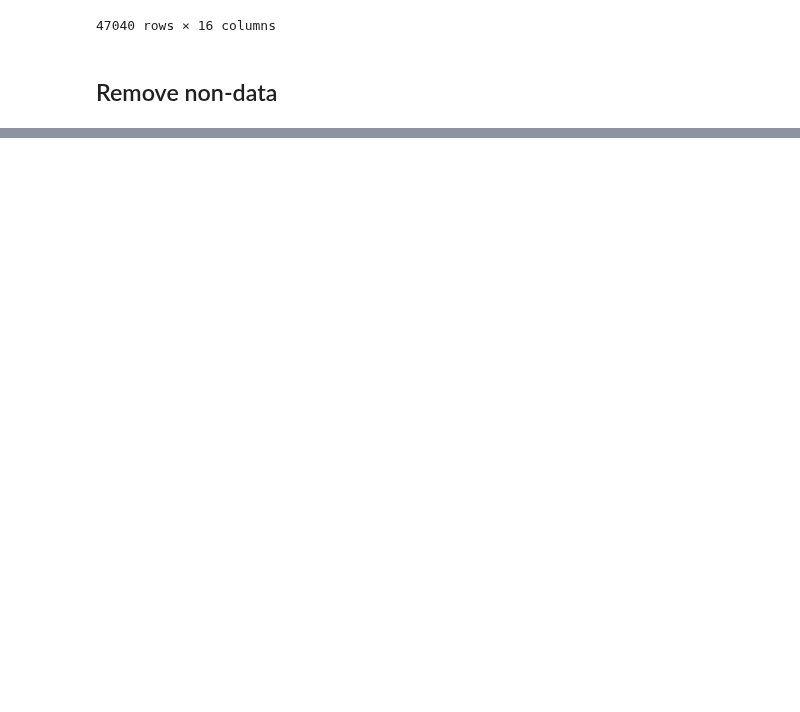
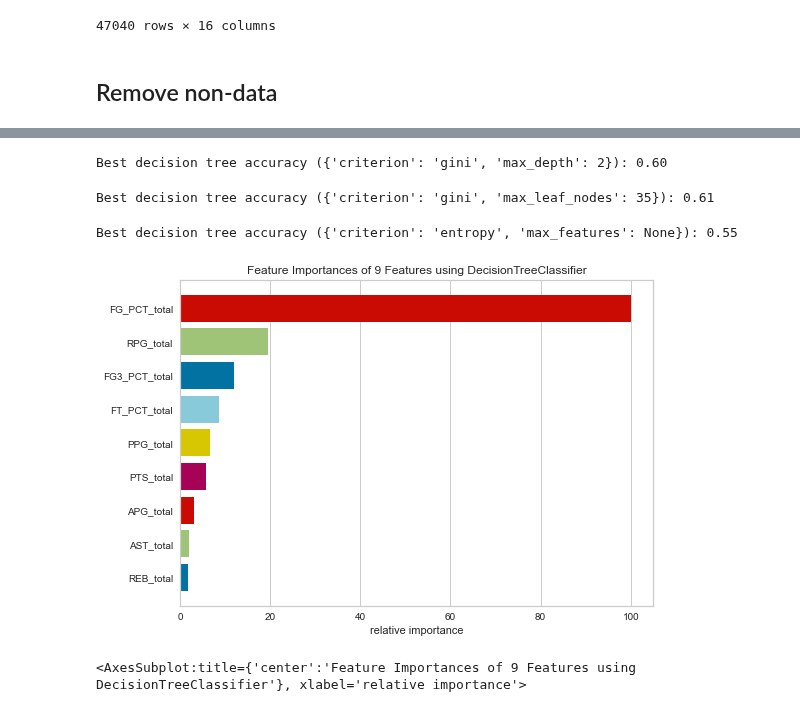
Before and after one commit to psalire/cmpe255-term-project, a Jupyter notebook: classifiers/decision-tree/decision_tree.ipynb, the cells around one changed output, grey strips where cells are left out. Saved outputs shown, nothing was run; the diff lists cells and outputs as text; code cells hidden in the pictures; blank space fills up the shorter version.

```diff
--- a/classifiers/decision-tree/decision_tree.ipynb
+++ b/classifiers/decision-tree/decision_tree.ipynb
@@ -123,0 +155,58 @@ Decision tree accuracy (no pruning): 0.56
+# %%
+cv_maxdepth_clf = do_cv(
+    DecisionTreeClassifier(random_state=0),
+    GridSearchCV,
+    {
+        'max_depth': [*range(1,100)],
+        'criterion': ['gini', 'entropy'],
+    },
+    X_train,
+    y_train,
+#     random_state=0,
+)
+print('Best decision tree accuracy (%s): %.2f' % (str(cv_maxdepth_clf.best_params_), cv_maxdepth_clf.score(X_test, y_test)))
+# %% [output]
+Best decision tree accuracy ({'criterion': 'gini', 'max_depth': 2}): 0.60
+# %%
+cv_max_leaves_clf = do_cv(
+    DecisionTreeClassifier(random_state=0),
+    GridSearchCV,
+    {
+        'max_leaf_nodes': [*range(2,100)],
+        'criterion': ['gini', 'entropy'],
+    },
+    X_train,
+    y_train,
+#     random_state=0,
+)
+print('Best decision tree accuracy (%s): %.2f' % (str(cv_max_leaves_clf.best_params_), cv_max_leaves_clf.score(X_test, y_test)))
+# %% [output]
+Best decision tree accuracy ({'criterion': 'gini', 'max_leaf_nodes': 35}): 0.61
+# %%
+cv_max_features_clf = do_cv(
+    DecisionTreeClassifier(random_state=0),
+    GridSearchCV,
+    {
+        'max_features': [*range(1,len(cumulative_stats_df.columns)//2+1), 'sqrt', 'log2', None],
+        'criterion': ['gini', 'entropy'],
+    },
+    X_train,
+    y_train,
+#     random_state=0,
+)
+print('Best decision tree accuracy (%s): %.2f' % (str(cv_max_features_clf.best_params_), cv_max_features_clf.score(X_test, y_test)))
+# %% [output]
+Best decision tree accuracy ({'criterion': 'entropy', 'max_features': None}): 0.55
+# %%
+viz = FeatureImportances(
+    cv_max_leaves_clf.best_estimator_,
+    labels=cumulative_stats_copy_df.columns,
+)
+viz.fit(
+    cumulative_stats_copy_df,
+    winners_df,
+)
+viz.show()
+# %% [output]
+[figure, added]
+<AxesSubplot:title={'center':'Feature Importances of 9 Features using DecisionTreeClassifier'}, xlabel='relative importance'>
```
Also changed, not shown: parts of 11 cells of this notebook.
